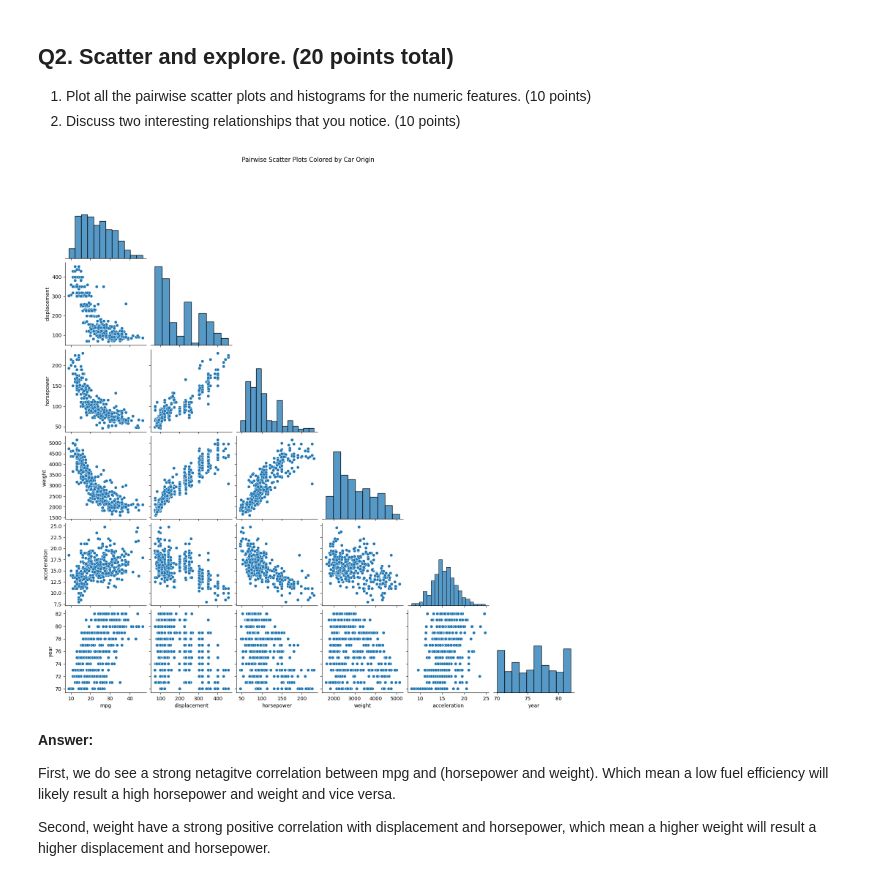
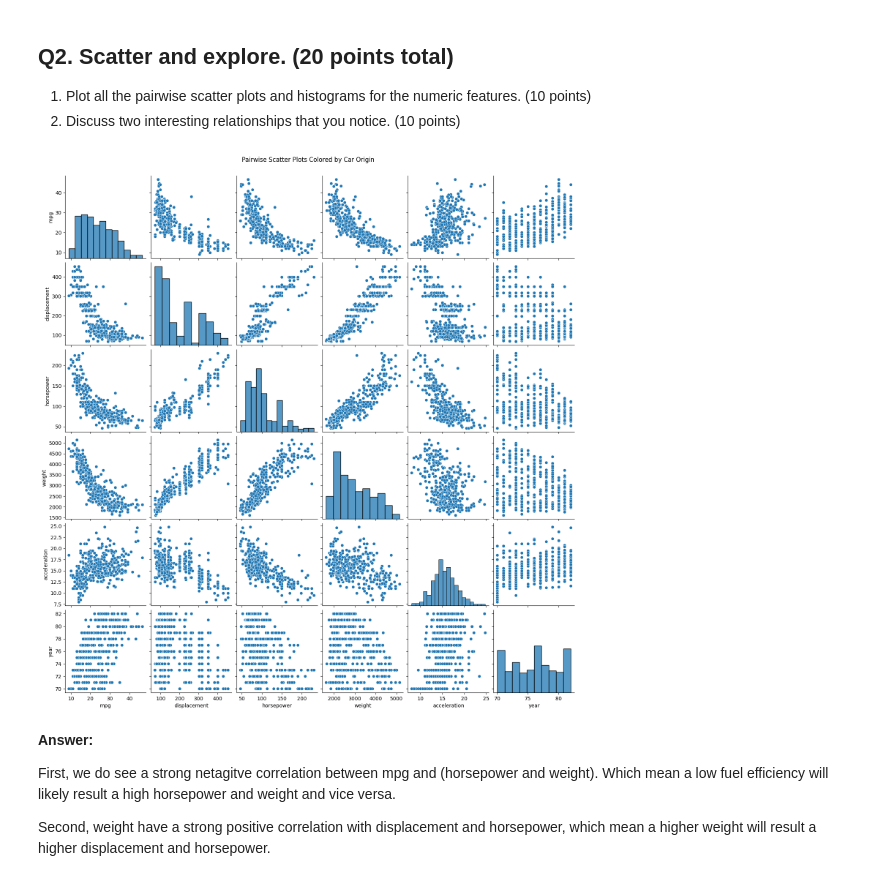
Before and after one commit to kang25-gif/BA810, a Jupyter notebook: HW1.ipynb, the cells around one changed output. Cells and saved outputs as stored; diff of their text form; code cells hidden in the pictures.

```diff
--- a/HW1.ipynb
+++ b/HW1.ipynb
@@ -130,13 +130,13 @@ Answer:
 # %%
 import seaborn as sns
 import matplotlib.pyplot as plt
 
 sns.pairplot(auto, vars=['mpg','displacement','horsepower','weight','acceleration','year'],
-             diag_kind='hist', corner=True)
+             diag_kind='hist')
 plt.suptitle("Pairwise Scatter Plots Colored by Car Origin", y=1.02)
 plt.show()
 # %% [output]
-[figure, old version]
+[figure, new version]
 # %% [markdown]
 **Answer:**
 
```
Also changed, not shown: parts of 9 cells of this notebook.
